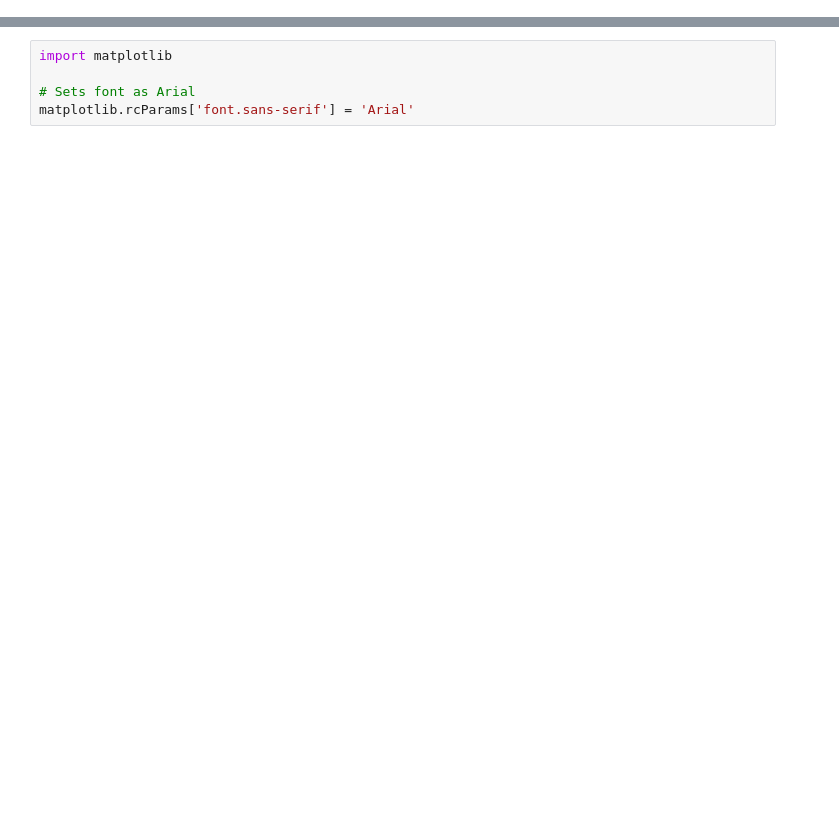
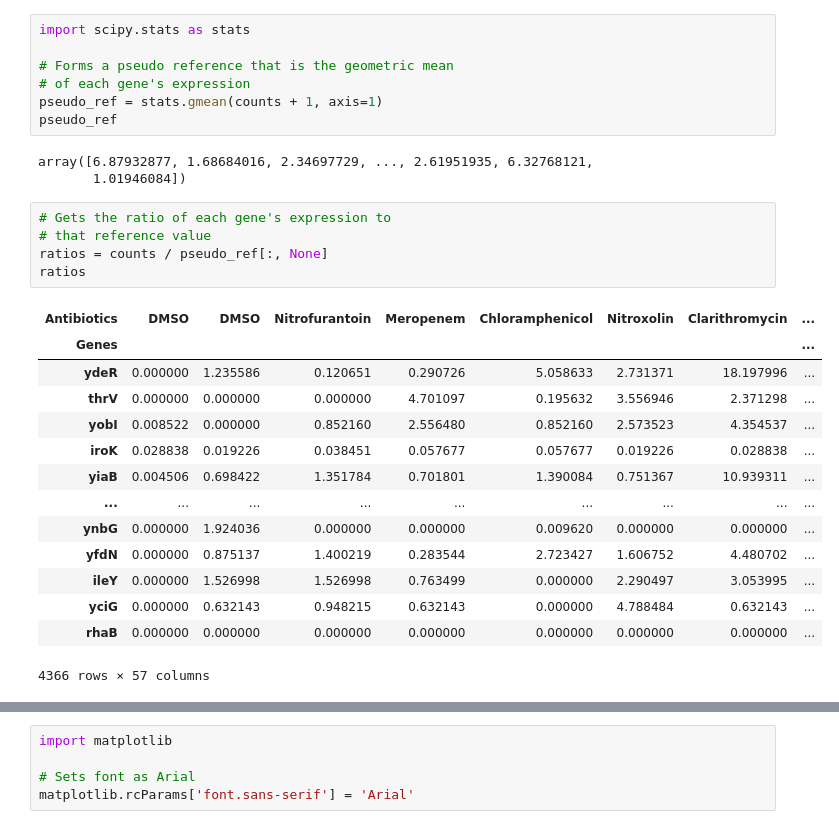
Before and after one commit to azwang10/20.440-spring-2020-project, a Jupyter notebook: code/clustermap_test.ipynb, the cells around one changed output, grey strips where cells are left out. Cells and saved outputs as stored; diff of their text form; blank space fills up the shorter version.

```diff
--- a/code/clustermap_test.ipynb
+++ b/code/clustermap_test.ipynb
@@ -82,0 +58,30 @@ z
+# %%
+import scipy.stats as stats
+
+# Forms a pseudo reference that is the geometric mean
+# of each gene's expression
+pseudo_ref = stats.gmean(counts + 1, axis=1)
+pseudo_ref
+# %% [output]
+array([6.87932877, 1.68684016, 2.34697729, ..., 2.61951935, 6.32768121,
+       1.01946084])
+# %%
+# Gets the ratio of each gene's expression to
+# that reference value
+ratios = counts / pseudo_ref[:, None]
+ratios
+# %% [output]
+| Antibiotics | DMSO | DMSO | Nitrofurantoin | Meropenem | Chloramphenicol | Nitroxolin | Clarithromycin | ... |
+| Genes |  |  |  |  |  |  |  | ... |
+| ydeR | 0.000000 | 1.235586 | 0.120651 | 0.290726 | 5.058633 | 2.731371 | 18.197996 | ... |
+| thrV | 0.000000 | 0.000000 | 0.000000 | 4.701097 | 0.195632 | 3.556946 | 2.371298 | ... |
+| yobI | 0.008522 | 0.000000 | 0.852160 | 2.556480 | 0.852160 | 2.573523 | 4.354537 | ... |
+| iroK | 0.028838 | 0.019226 | 0.038451 | 0.057677 | 0.057677 | 0.019226 | 0.028838 | ... |
+| yiaB | 0.004506 | 0.698422 | 1.351784 | 0.701801 | 1.390084 | 0.751367 | 10.939311 | ... |
+| ... | ... | ... | ... | ... | ... | ... | ... | ... |
+| ynbG | 0.000000 | 1.924036 | 0.000000 | 0.000000 | 0.009620 | 0.000000 | 0.000000 | ... |
+| yfdN | 0.000000 | 0.875137 | 1.400219 | 0.283544 | 2.723427 | 1.606752 | 4.480702 | ... |
+| ileY | 0.000000 | 1.526998 | 1.526998 | 0.763499 | 0.000000 | 2.290497 | 3.053995 | ... |
+| yciG | 0.000000 | 0.632143 | 0.948215 | 0.632143 | 0.000000 | 4.788484 | 0.632143 | ... |
+| rhaB | 0.000000 | 0.000000 | 0.000000 | 0.000000 | 0.000000 | 0.000000 | 0.000000 | ... |
+4366 rows × 57 columns
```
Also changed, not shown: parts of 8 cells of this notebook, 3 other files.
